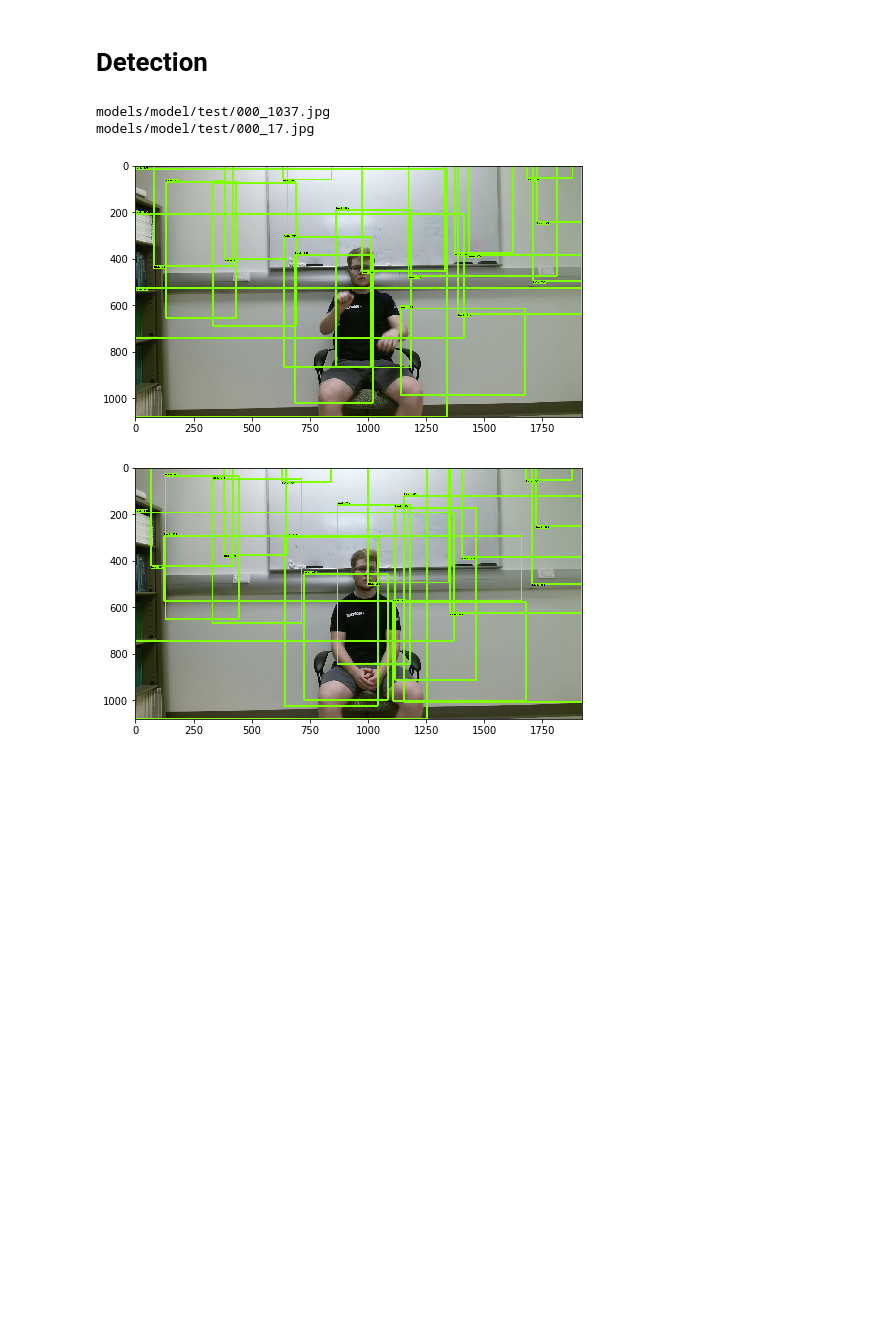
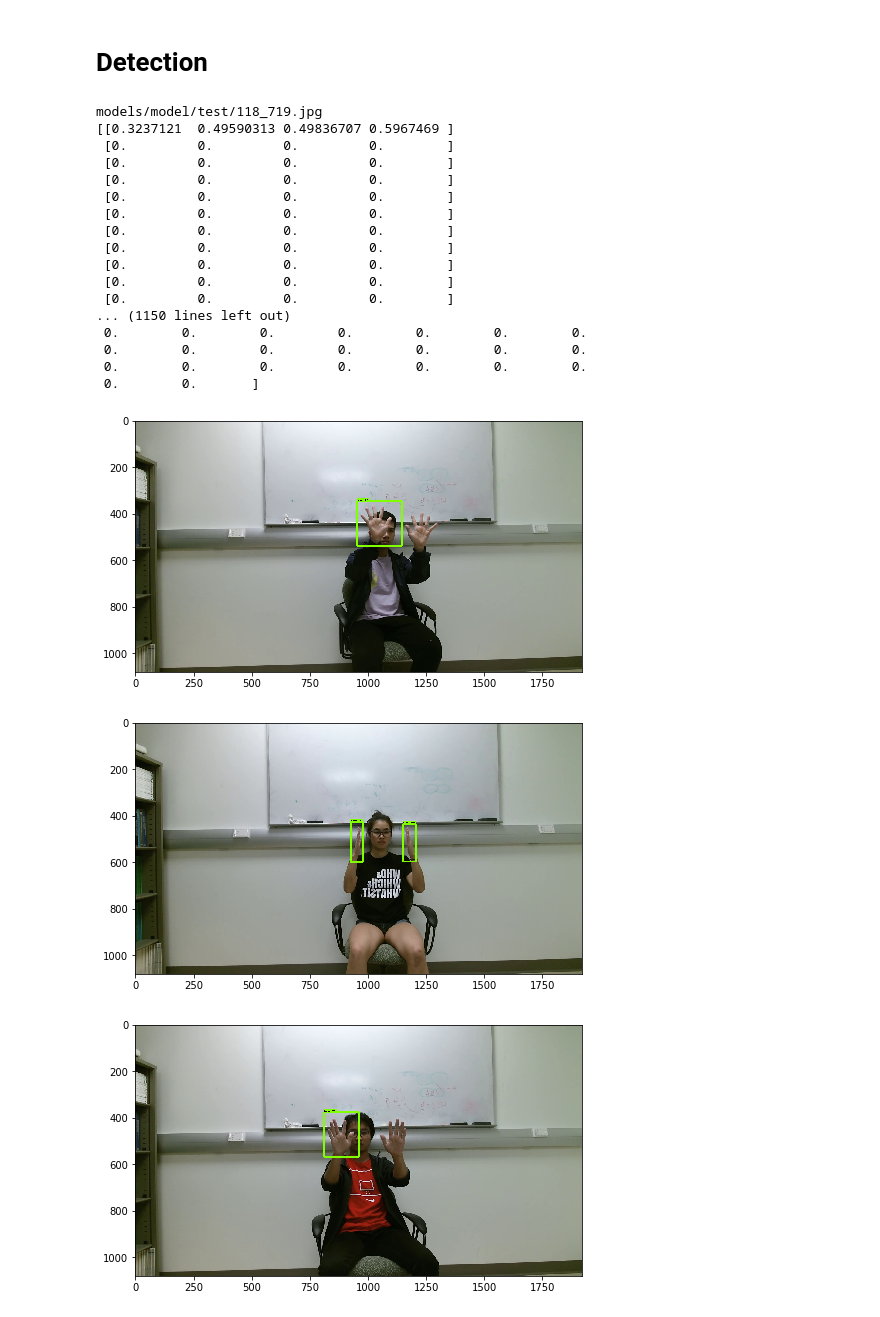
Before and after one commit to hy-lei/cs175-project, a Jupyter notebook: object_detection_tutorial.ipynb, the cells around one changed output. Drawn from its saved outputs; the diff is of its cells as text; code cells hidden in the pictures; blank space fills up the shorter version.

Commit message:
trained graphs

```diff
--- a/object_detection_tutorial.ipynb
+++ b/object_detection_tutorial.ipynb
@@ -156,31 +156,48 @@ def run_inference_for_single_image(image, graph):
         output_dict['detection_masks'] = output_dict['detection_masks'][0]
   return output_dict
 # %%
-TEST_IMAGE_PATHS = [ TEST_IMAGE_PATHS[0], TEST_IMAGE_PATHS[1] ]
-for image_path in TEST_IMAGE_PATHS:
+TEST_IMAGE_PATHS_sample = np.random.choice(TEST_IMAGE_PATHS, replace=False, size=10)
+for image_path in TEST_IMAGE_PATHS_sample:
   print(image_path)
   image = Image.open(image_path)
   # the array based representation of the image will be used later in order to prepare the
   # result image with boxes and labels on it.
   image_np = load_image_into_numpy_array(image)
   # Expand dimensions since the model expects images to have shape: [1, None, None, 3]
   image_np_expanded = np.expand_dims(image_np, axis=0)
   # Actual detection.
   output_dict = run_inference_for_single_image(image_np, detection_graph)
   # Visualization of the results of a detection.
   vis_util.visualize_boxes_and_labels_on_image_array(
       image_np,
       output_dict['detection_boxes'],
       output_dict['detection_classes'],
       output_dict['detection_scores'],
       category_index,
       instance_masks=output_dict.get('detection_masks'),
       use_normalized_coordinates=True,
       line_thickness=8)
   plt.figure(figsize=IMAGE_SIZE)
+  print(output_dict['detection_boxes'], output_dict['detection_classes'], output_dict['detection_scores'])
   plt.imshow(image_np)
 # %% [output]
-models/model/test/000_1037.jpg
-models/model/test/000_17.jpg
+models/model/test/118_719.jpg
+[[0.3237121  0.49590313 0.49836707 0.5967469 ]
+ [0.         0.         0.         0.        ]
+ [0.         0.         0.         0.        ]
+ [0.         0.         0.         0.        ]
+ [0.         0.         0.         0.        ]
+ [0.         0.         0.         0.        ]
+ [0.         0.         0.         0.        ]
+ [0.         0.         0.         0.        ]
+ [0.         0.         0.         0.        ]
+ [0.         0.         0.         0.        ]
+ [0.         0.         0.         0.        ]
+... (1150 lines left out)
+ 0.        0.        0.        0.        0.        0.        0.
+ 0.        0.        0.        0.        0.        0.        0.
+ 0.        0.        0.        0.        0.        0.        0.
+ 0.        0.       ]
-[figure, old version]
+[figure, new version]
-[figure, old version]
+[figure, new version]
+[figure, added]
```
Also changed, not shown: parts of 2 cells of this notebook, 42 other files.
